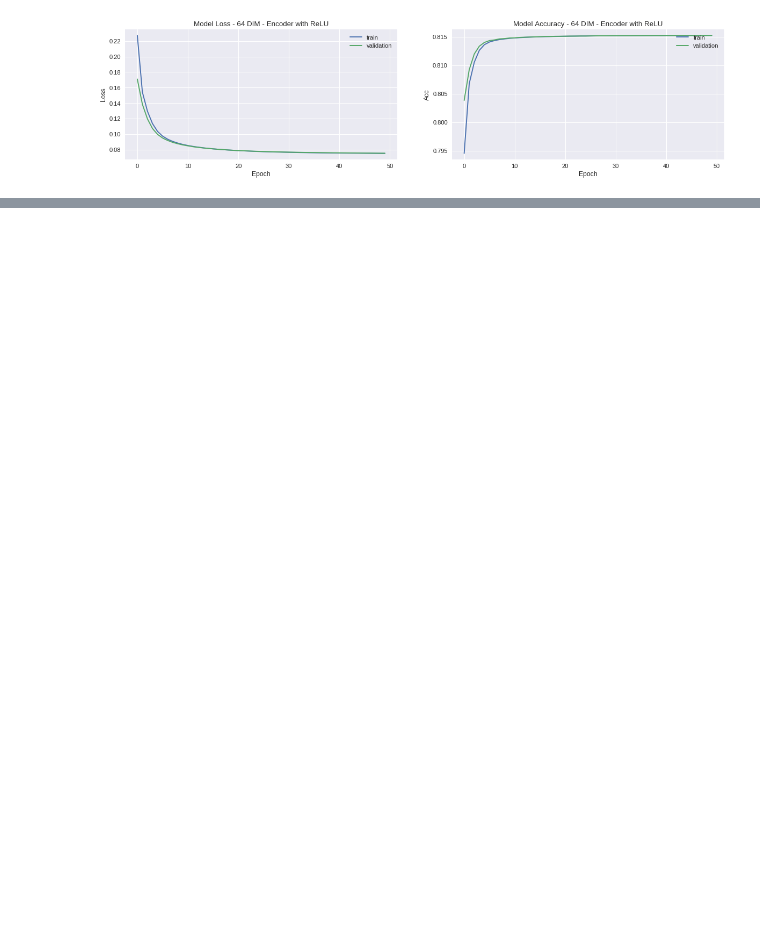
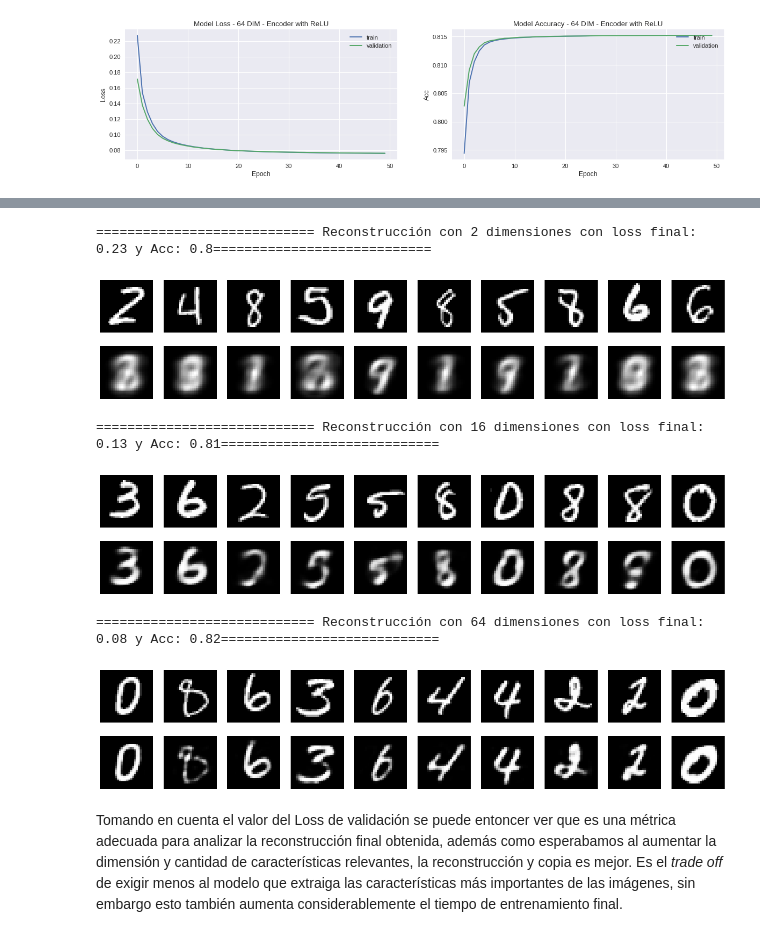
Before and after one commit to rigonzal/ANN, a Jupyter notebook: Approach3/Pregunta_2_colab.ipynb, the cells around one changed output, grey strips where cells are left out. Saved outputs shown, nothing was run; the diff lists cells and outputs as text; code cells hidden in the pictures; blank space fills up the shorter version.

```diff
--- a/Approach3/Pregunta_2_colab.ipynb
+++ b/Approach3/Pregunta_2_colab.ipynb
@@ -206,0 +248,32 @@ triple_plot(losses,accs,'Model Loss - 64 DIM - Decoder with ReLU')
+# %%
+
+#autoencoder = load_model('basic_autoencoder_768x32.h5')
+for i in [0,3,5]:
+  print("============================ Reconstrucción con " + str(dims[i]) + " dimensiones con loss final: " + str(round(history_1_a_2_list[i].history['val_loss'][-1],2)) + " y Acc: "+ str(round(history_1_a_2_list[i].history['val_acc'][-1],2)) +"============================")
+  encoded_test_1_b = encoder_1_a_2_list[i].predict(x_test)
+  encoded_input_1_b_2 = Input(shape=(dims[i],))
+  decoder_layer_1_b = autoencoder_1_a_2_list[i].layers[-1]
+  decoder_1_b = Model(inputs=encoded_input_1_b_2, outputs=decoder_layer_1_b(encoded_input_1_b_2))
+  decoded_test_1_b = decoder_1_b.predict(encoded_test_1_b)
+  n = 10
+  plt.figure(figsize=(20, 4))
+  for i in range(n):
+      j = np.random.randint(0,len(x_test))
+      ax = plt.subplot(2, n, i + 1)
+      plt.imshow(x_test[j].reshape(28, 28),cmap='gray')
+      ax.get_xaxis().set_visible(False)
+      ax.get_yaxis().set_visible(False)
+      ax = plt.subplot(2, n, i + 1 + n)
+      plt.imshow(decoded_test_1_b[j].reshape(28, 28),cmap='gray')
+      ax.get_xaxis().set_visible(False)
+      ax.get_yaxis().set_visible(False)
+  plt.show()
+# %% [output]
+============================ Reconstrucción con 2 dimensiones con loss final: 0.23 y Acc: 0.8============================
+[figure, added]
+============================ Reconstrucción con 16 dimensiones con loss final: 0.13 y Acc: 0.81============================
+[figure, added]
+============================ Reconstrucción con 64 dimensiones con loss final: 0.08 y Acc: 0.82============================
+[figure, added]
+# %% [markdown]
+Tomando en cuenta el valor del Loss de validación se puede entoncer ver que es una métrica adecuada para analizar la reconstrucción final obtenida, además como esperabamos al aumentar la dimensión y cantidad de características relevantes, la reconstrucción y copia es mejor. Es el *trade off* de exigir menos al modelo que extraiga las características más importantes de las imágenes, sin embargo esto también aumenta considerablemente el tiempo de entrenamiento final.
```
Also changed, not shown: parts of 36 cells of this notebook.
